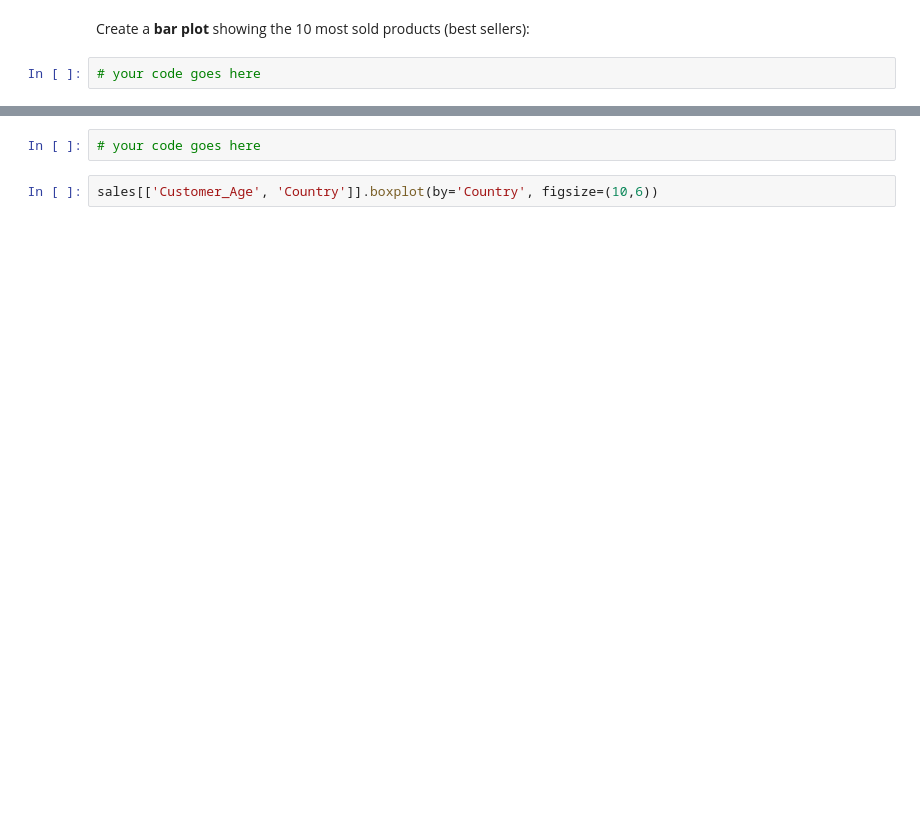
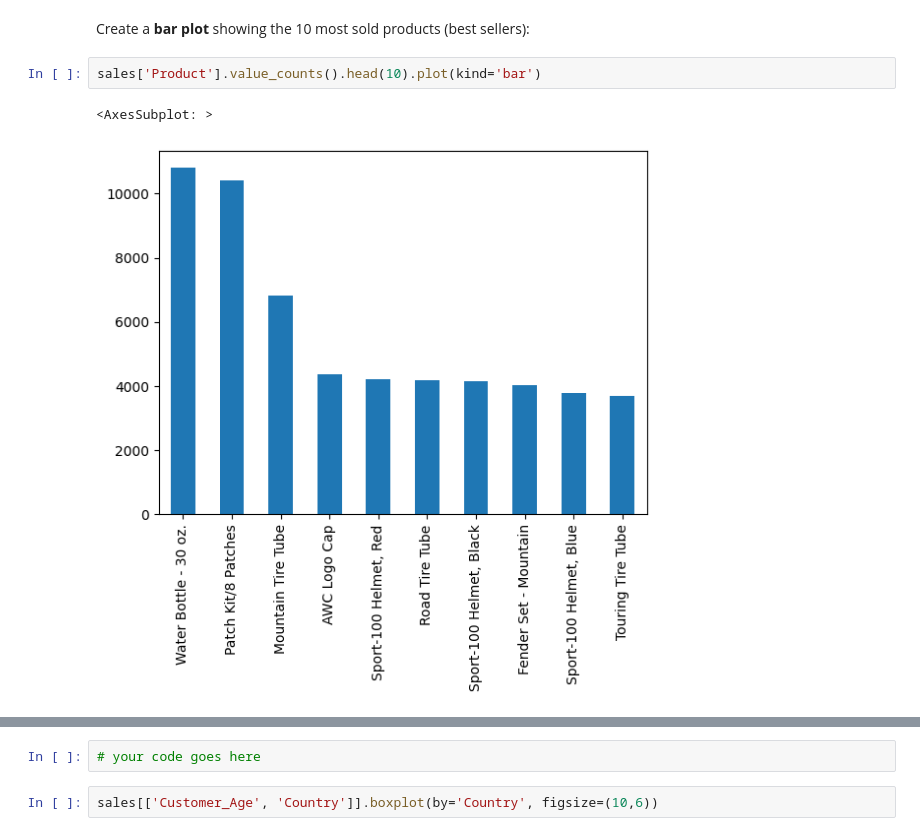
Before and after one commit to TshepoKubeka/FreeCodeCamp-Pandas-Real-Life-Example, a Jupyter notebook: Exercises_1.ipynb, the cells around one changed output, grey strips where cells are left out. Saved outputs shown, nothing was run; the diff lists cells and outputs as text; blank space fills up the shorter version.

```diff
--- a/Exercises_1.ipynb
+++ b/Exercises_1.ipynb
@@ -233,6 +269,9 @@ sales['Product'].unique()
 # %% [markdown]
 Create a **bar plot** showing the 10 most sold products (best sellers):
-# %%
-# your code goes here
+# %%
+sales['Product'].value_counts().head(10).plot(kind='bar')
+# %% [output]
+<AxesSubplot: >
+[figure, added]
 # %%
 sales['Product'].value_counts().head(10).plot(kind='bar', figsize=(14,6))
```
Also changed, not shown: parts of 15 cells of this notebook.
